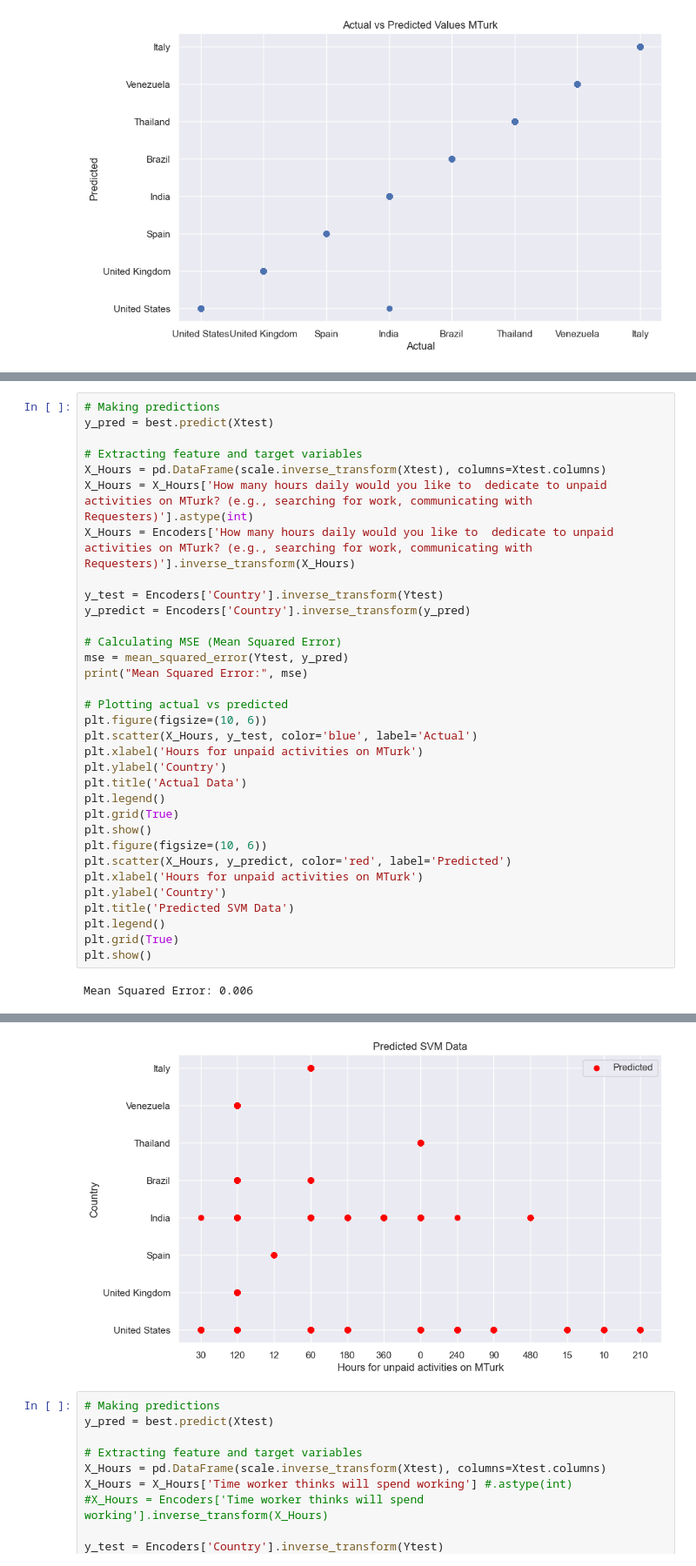
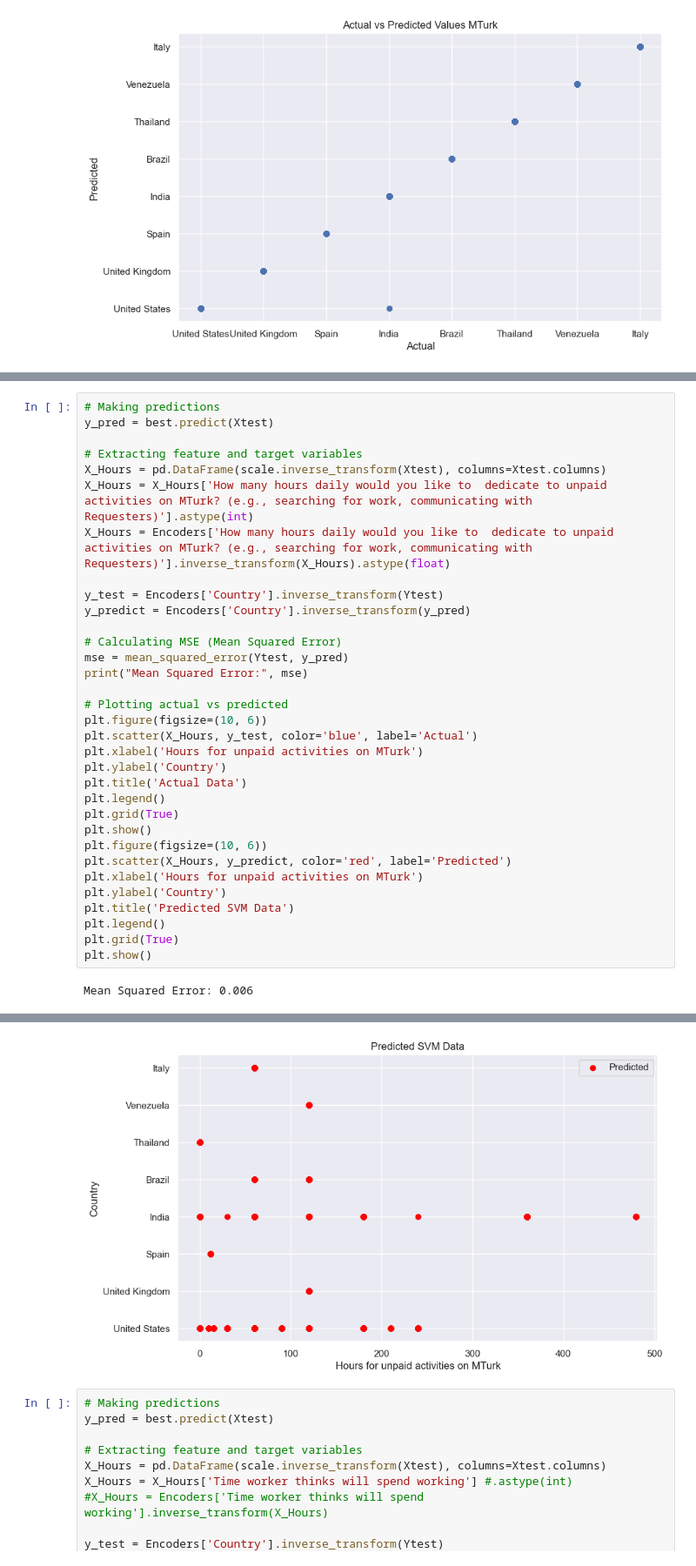
Before and after one commit to NicholasBerns/DataScienceProject, a Jupyter notebook: mturk_models.ipynb, the cells around one changed output, grey strips where cells are left out. Shown at 87% size. Saved outputs shown, nothing was run; the diff lists cells and outputs as text.

Commit message:
Fixes for Graphs

```diff
--- a/mturk_models.ipynb
+++ b/mturk_models.ipynb
@@ -377,7 +377,7 @@ y_pred = best.predict(Xtest)
 # Extracting feature and target variables
 X_Hours = pd.DataFrame(scale.inverse_transform(Xtest), columns=Xtest.columns)
 X_Hours = X_Hours['How many hours daily would you like to  dedicate to unpaid activities on MTurk? (e.g., searching for work, communicating with Requesters)'].astype(int)
-X_Hours = Encoders['How many hours daily would you like to  dedicate to unpaid activities on MTurk? (e.g., searching for work, communicating with Requesters)'].inverse_transform(X_Hours)
+X_Hours = Encoders['How many hours daily would you like to  dedicate to unpaid activities on MTurk? (e.g., searching for work, communicating with Requesters)'].inverse_transform(X_Hours).astype(float)
 
 y_test = Encoders['Country'].inverse_transform(Ytest)
 y_predict = Encoders['Country'].inverse_transform(y_pred)
@@ -409,4 +409,4 @@ Mean Squared Error: 0.006
-[figure, old version]
+[figure, new version]
 # %%
 # Making predictions
 y_pred = best.predict(Xtest)
```
Also changed, not shown: parts of 6 cells of this notebook, 1 other file.
